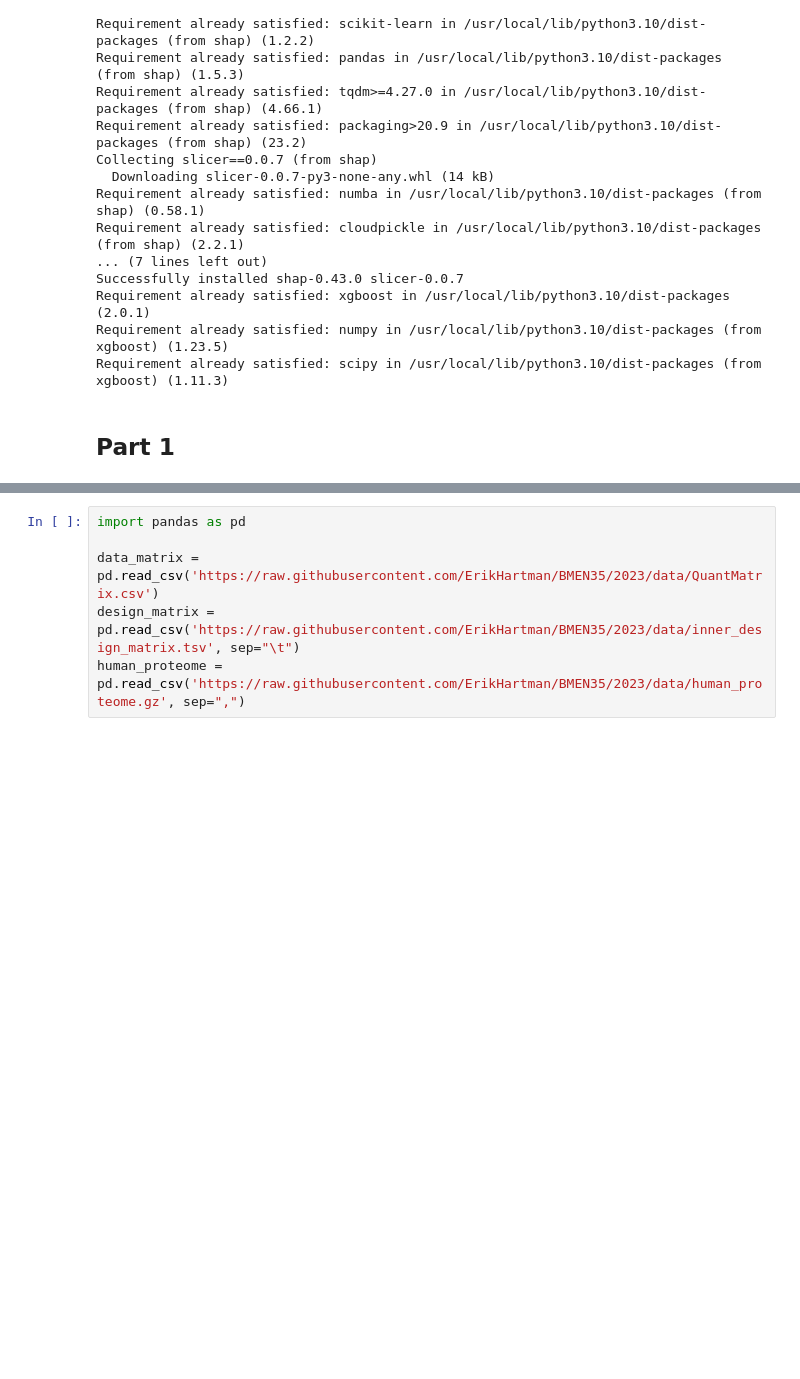
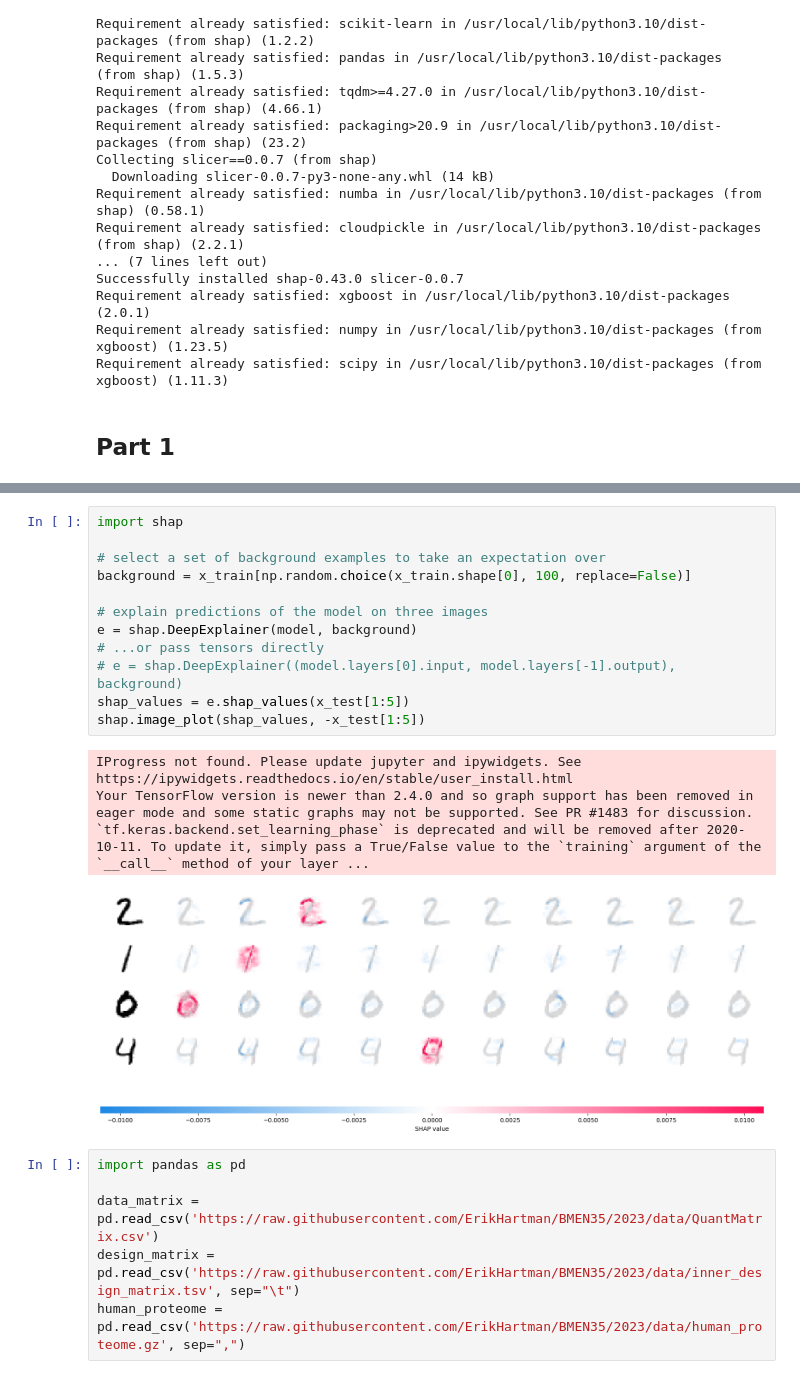
Before and after one commit to ErikHartman/BMEN35, a Jupyter notebook: BMEN35_notebook_collab.ipynb, the cells around one changed output, grey strips where cells are left out. Drawn from its saved outputs; the diff is of its cells as text; blank space fills up the shorter version.

```diff
--- a/BMEN35_notebook_collab.ipynb
+++ b/BMEN35_notebook_collab.ipynb
@@ -183,3 +110,20 @@ shap.image_plot(shap_numpy, -test_numpy)
+# %%
+import shap
+
+# select a set of background examples to take an expectation over
+background = x_train[np.random.choice(x_train.shape[0], 100, replace=False)]
+
+# explain predictions of the model on three images
+e = shap.DeepExplainer(model, background)
+# ...or pass tensors directly
+# e = shap.DeepExplainer((model.layers[0].input, model.layers[-1].output), background)
+shap_values = e.shap_values(x_test[1:5])
+shap.image_plot(shap_values, -x_test[1:5])
+# %% [output]
+IProgress not found. Please update jupyter and ipywidgets. See https://ipywidgets.readthedocs.io/en/stable/user_install.html
+Your TensorFlow version is newer than 2.4.0 and so graph support has been removed in eager mode and some static graphs may not be supported. See PR #1483 for discussion.
+`tf.keras.backend.set_learning_phase` is deprecated and will be removed after 2020-10-11. To update it, simply pass a True/False value to the `training` argument of the `__call__` method of your layer ...
+[figure, added]
 # %%
 import pandas as pd
 
```
Also changed, not shown: parts of 4 cells of this notebook.
